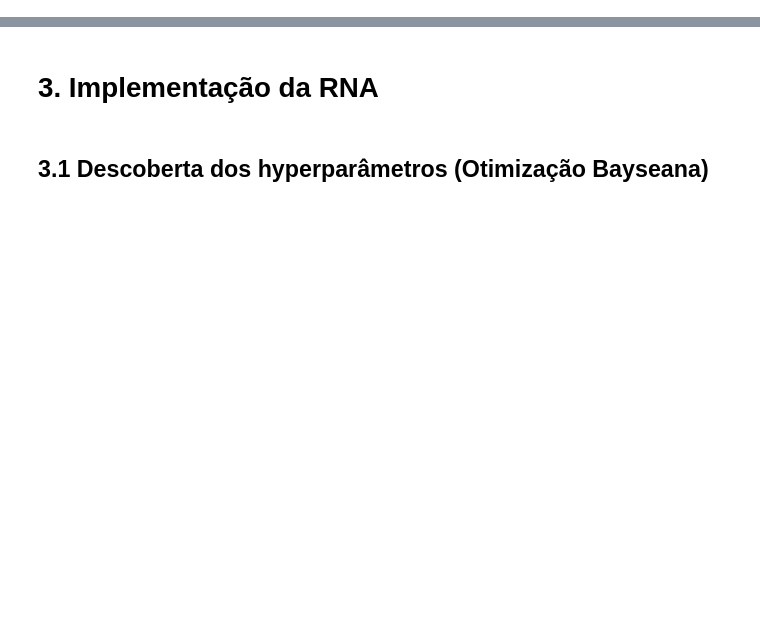
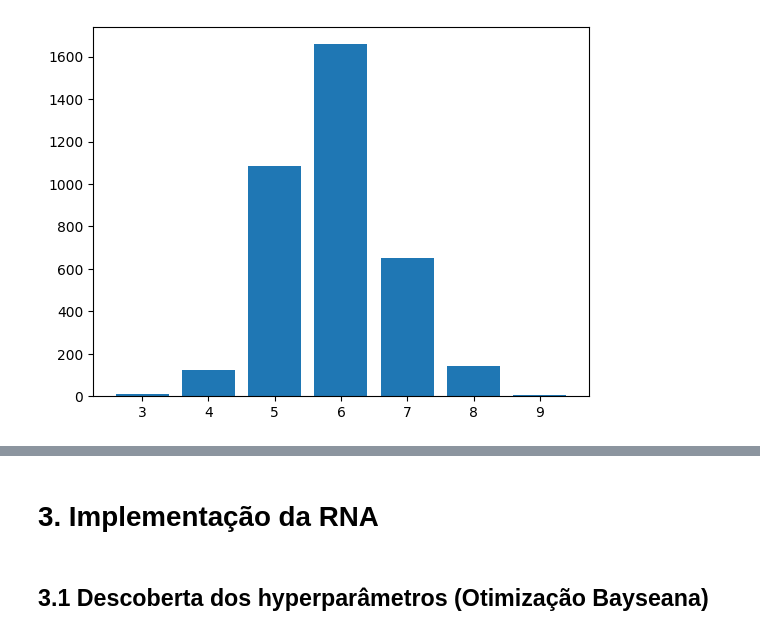
Before and after one commit to gabrie1-s/WQA_Classification_HW3, a Jupyter notebook: RNA_w.ipynb, the cells around one changed output, grey strips where cells are left out. Saved outputs shown, nothing was run; the diff lists cells and outputs as text; code cells hidden in the pictures; blank space fills up the shorter version.

```diff
--- a/RNA_w.ipynb
+++ b/RNA_w.ipynb
@@ -16,0 +30,6 @@ x_test = np.array(x_test)
+# %%
+counter = Counter(y_train)
+plt.bar(counter.keys(), counter.values())
+plt.show()
+# %% [output]
+[figure, added]
```
Also changed, not shown: parts of 20 cells of this notebook, 28 other files.
